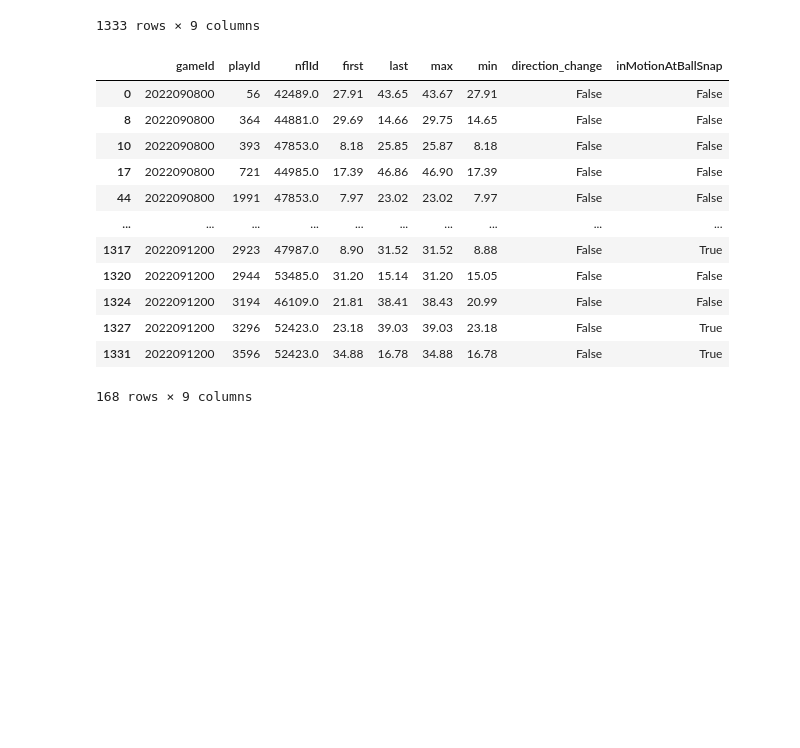
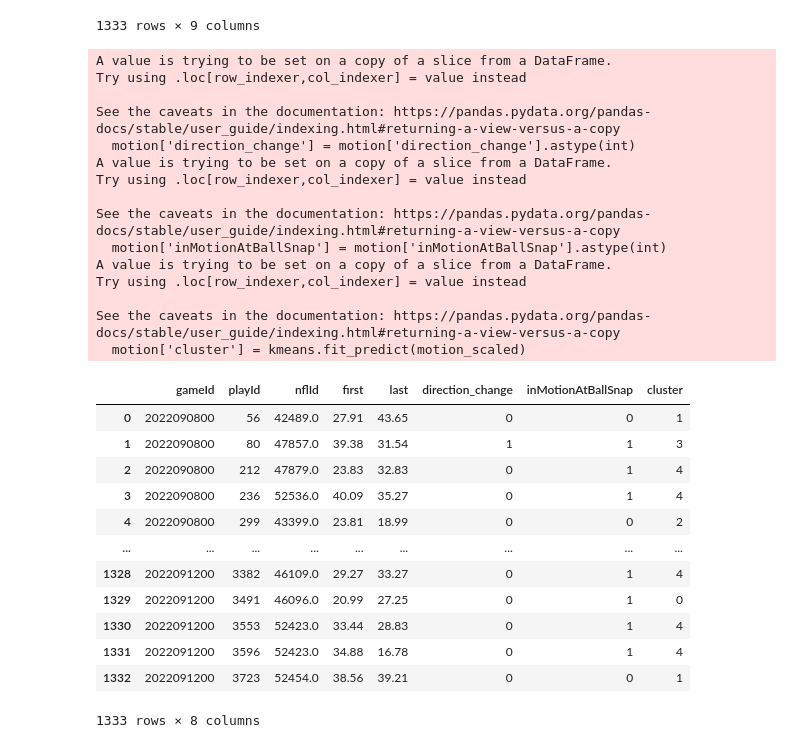
Before and after one commit to rohitbh7/nfl, a Jupyter notebook: clusteringmotion.ipynb, the cells around one changed output. Drawn from its saved outputs; the diff is of its cells as text; code cells hidden in the pictures; blank space fills up the shorter version.

```diff
--- a/clusteringmotion.ipynb
+++ b/clusteringmotion.ipynb
@@ -213,16 +213,40 @@ motion = motionstats[['gameId','playId','nflId','first','last','direction_change
-# %%
-motionstats[abs(motionstats['first']-motionstats['last']) > 15]
-# %% [output]
-|  | gameId | playId | nflId | first | last | max | min | direction_change | inMotionAtBallSnap |
-| 0 | 2022090800 | 56 | 42489.0 | 27.91 | 43.65 | 43.67 | 27.91 | False | False |
-| 8 | 2022090800 | 364 | 44881.0 | 29.69 | 14.66 | 29.75 | 14.65 | False | False |
-| 10 | 2022090800 | 393 | 47853.0 | 8.18 | 25.85 | 25.87 | 8.18 | False | False |
-| 17 | 2022090800 | 721 | 44985.0 | 17.39 | 46.86 | 46.90 | 17.39 | False | False |
-| 44 | 2022090800 | 1991 | 47853.0 | 7.97 | 23.02 | 23.02 | 7.97 | False | False |
-| ... | ... | ... | ... | ... | ... | ... | ... | ... | ... |
-| 1317 | 2022091200 | 2923 | 47987.0 | 8.90 | 31.52 | 31.52 | 8.88 | False | True |
-| 1320 | 2022091200 | 2944 | 53485.0 | 31.20 | 15.14 | 31.20 | 15.05 | False | False |
-| 1324 | 2022091200 | 3194 | 46109.0 | 21.81 | 38.41 | 38.43 | 20.99 | False | False |
-| 1327 | 2022091200 | 3296 | 52423.0 | 23.18 | 39.03 | 39.03 | 23.18 | False | True |
-| 1331 | 2022091200 | 3596 | 52423.0 | 34.88 | 16.78 | 34.88 | 16.78 | False | True |
-168 rows × 9 columns
+# %%
+motion['direction_change'] = motion['direction_change'].astype(int)
+motion['inMotionAtBallSnap'] = motion['inMotionAtBallSnap'].astype(int)
+
+scaler = StandardScaler()
+motion_scaled = scaler.fit_transform(motion)
+kmeans = KMeans(n_clusters=5, random_state=0)
+motion['cluster'] = kmeans.fit_predict(motion_scaled)
+motion = pd.concat([motionstats[['gameId', 'playId', 'nflId']], motion], axis=1)
+
+motion
+# %% [output]
+A value is trying to be set on a copy of a slice from a DataFrame.
+Try using .loc[row_indexer,col_indexer] = value instead
+
+See the caveats in the documentation: https://pandas.pydata.org/pandas-docs/stable/user_guide/indexing.html#returning-a-view-versus-a-copy
+  motion['direction_change'] = motion['direction_change'].astype(int)
+A value is trying to be set on a copy of a slice from a DataFrame.
+Try using .loc[row_indexer,col_indexer] = value instead
+
+See the caveats in the documentation: https://pandas.pydata.org/pandas-docs/stable/user_guide/indexing.html#returning-a-view-versus-a-copy
+  motion['inMotionAtBallSnap'] = motion['inMotionAtBallSnap'].astype(int)
+A value is trying to be set on a copy of a slice from a DataFrame.
+Try using .loc[row_indexer,col_indexer] = value instead
+
+See the caveats in the documentation: https://pandas.pydata.org/pandas-docs/stable/user_guide/indexing.html#returning-a-view-versus-a-copy
+  motion['cluster'] = kmeans.fit_predict(motion_scaled)
+|  | gameId | playId | nflId | first | last | direction_change | inMotionAtBallSnap | cluster |
+| 0 | 2022090800 | 56 | 42489.0 | 27.91 | 43.65 | 0 | 0 | 1 |
+| 1 | 2022090800 | 80 | 47857.0 | 39.38 | 31.54 | 1 | 1 | 3 |
+| 2 | 2022090800 | 212 | 47879.0 | 23.83 | 32.83 | 0 | 1 | 4 |
+| 3 | 2022090800 | 236 | 52536.0 | 40.09 | 35.27 | 0 | 1 | 4 |
+| 4 | 2022090800 | 299 | 43399.0 | 23.81 | 18.99 | 0 | 0 | 2 |
+| ... | ... | ... | ... | ... | ... | ... | ... | ... |
+| 1328 | 2022091200 | 3382 | 46109.0 | 29.27 | 33.27 | 0 | 1 | 4 |
+| 1329 | 2022091200 | 3491 | 46096.0 | 20.99 | 27.25 | 0 | 1 | 0 |
+| 1330 | 2022091200 | 3553 | 52423.0 | 33.44 | 28.83 | 0 | 1 | 4 |
+| 1331 | 2022091200 | 3596 | 52423.0 | 34.88 | 16.78 | 0 | 1 | 4 |
+| 1332 | 2022091200 | 3723 | 52454.0 | 38.56 | 39.21 | 0 | 0 | 1 |
+1333 rows × 8 columns
```
Also changed, not shown: parts of 5 cells of this notebook, 1 other file.
